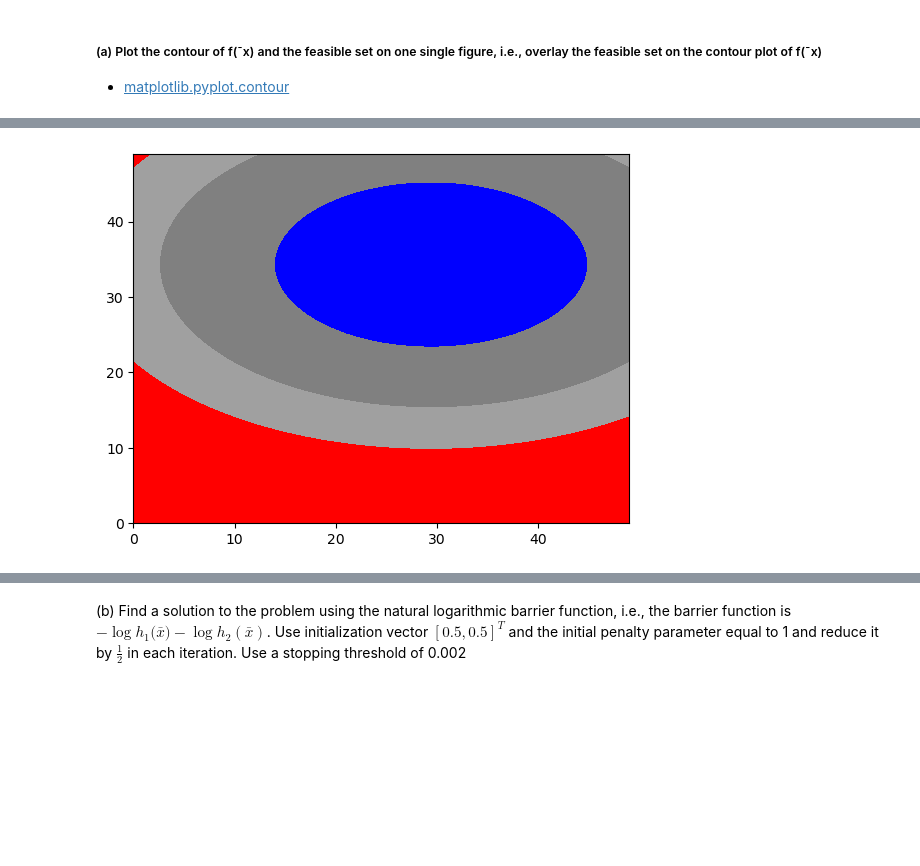
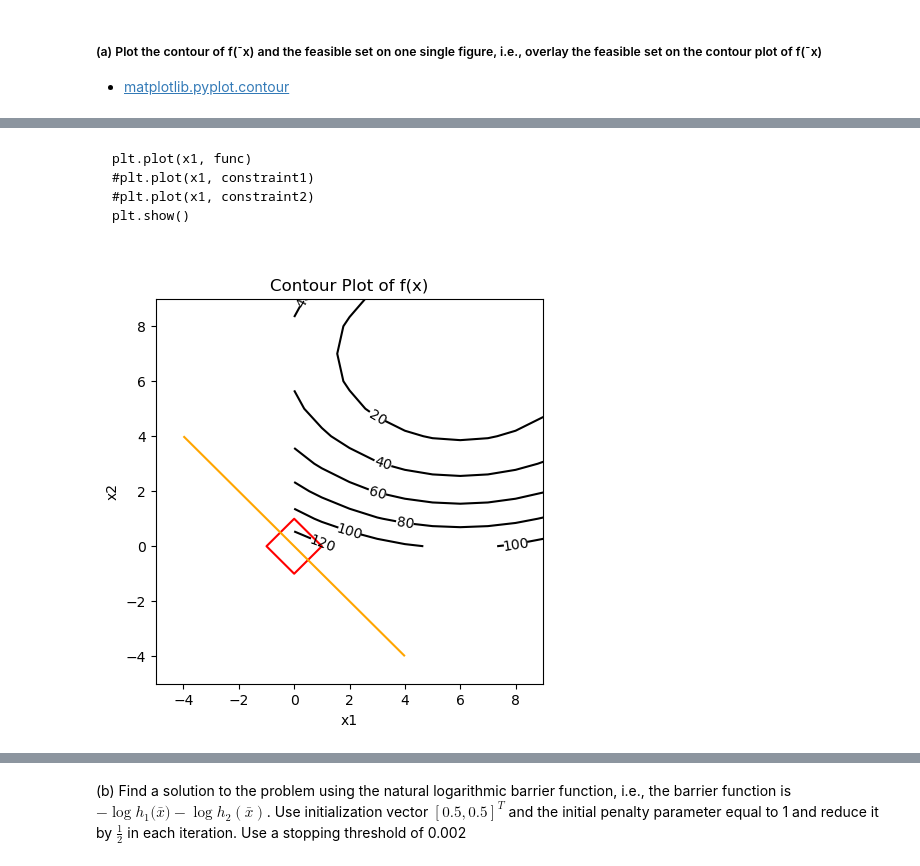
Before and after one commit to AhmadShah-1/BigDataAnalytics, a Jupyter notebook: Chris/midterm2.ipynb, the cells around one changed output, grey strips where cells are left out. Drawn from its saved outputs; the diff is of its cells as text; code cells hidden in the pictures; blank space fills up the shorter version.

````diff
--- a/Chris/midterm2.ipynb
+++ b/Chris/midterm2.ipynb
@@ -228,8 +243,31 @@ plt.show()
+# %% [markdown]
+```
+plt.plot(x1, func)
+#plt.plot(x1, constraint1)
+#plt.plot(x1, constraint2)
+plt.show()
+# %%
+x1 = np.arange(-5, 5,  1)
+x2 = x1.reshape(-1,1)
+x, y = np.meshgrid(x1, x2)
+
+z = (x - 1)**2 + 2*(y - 2)**2
+c1 = x**2 + y**2 -1 # <= 0
+c2 = -x - y # <= 0
 # %%
-cs = plt.contourf(func, levels=[10, 30, 50],
-                  colors=['#808080', '#A0A0A0', '#C0C0C0'], extend='both')
-cs.cmap.set_over('red')
-cs.cmap.set_under('blue')
-cs.changed()
+# Reference: https://matplotlib.org/stable/gallery/images_contours_and_fields/contours_in_optimization_demo.html
+fig, ax = plt.subplots(figsize=(5,5))
+
+#z = f(x, y)
+#c1 = cons1(x, y)
+#c2 = cons2(x, y)
+
+obj = ax.contour(z, colors='black')
+ax.clabel(obj, fmt="%2.0f", use_clabeltext=True)
+
+ax.contour(x, y, c1, [0], colors='red')
+ax.contour(x, y, c2, [0], colors='orange')
+plt.title('Contour Plot of f(x)'); plt.xlabel('x1'); plt.ylabel('x2');
+plt.show()
 # %% [output]
-[figure, old version]
+[figure, new version]
````
Also changed, not shown: parts of 7 cells of this notebook.
